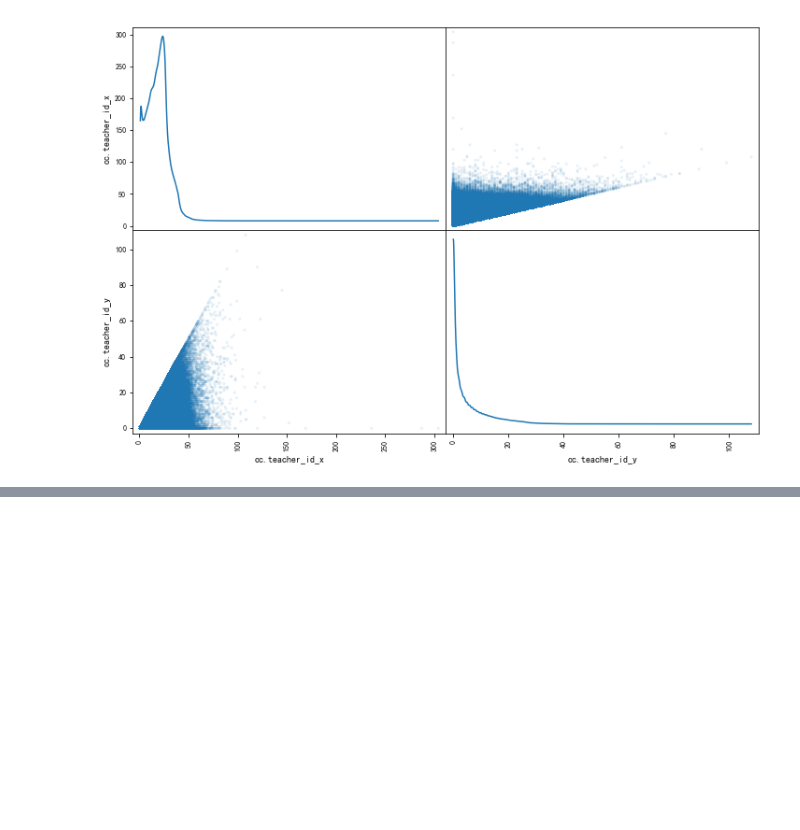
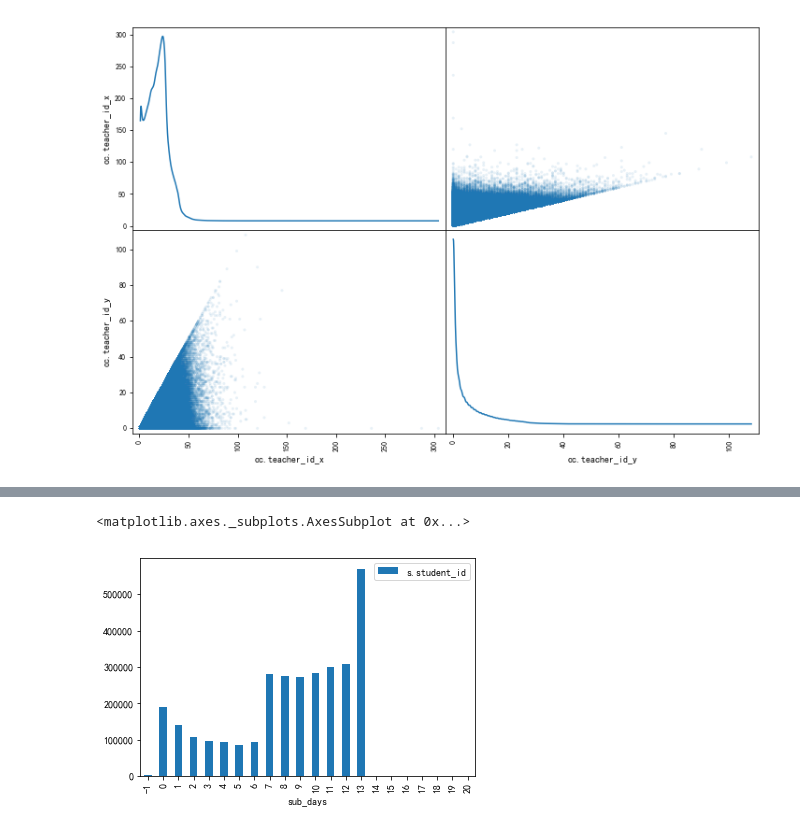
Before and after one commit to zouy50/-, a Jupyter notebook: 其它/教师分布分析/教师分布分析.ipynb, the cells around one changed output, grey strips where cells are left out. Cells and saved outputs as stored; diff of their text form; code cells hidden in the pictures; blank space fills up the shorter version.

```diff
--- a/其它/教师分布分析/教师分布分析.ipynb
+++ b/其它/教师分布分析/教师分布分析.ipynb
@@ -32,6 +32,10 @@ oc.book_date_time         object
 oc.book_operator_dtpye    object
 dtypes: int64(3), object(3)
 memory usage: 565.0+ MB
+# %%
+class_df['oc.scheduled_date_time'] = class_df['oc.scheduled_date_time'].astype('datetime64')
+class_df['oc.book_date_time'] = class_df['oc.book_date_time'].astype('datetime64')
+class_df.drop(columns=['oc.book_operator_dtpye', 'oc.online_class_id',], inplace=True)
 # %%
 # 1234万节课，71万个学生， 355万个外教, 其中 8 9 月上课的外教数为 78914
 # 看一下这两月上课的外教有多少
@@ -209,3 +213,9 @@ array([[<matplotlib.axes._subplots.AxesSubplot object at 0x...>,
         <matplotlib.axes._subplots.AxesSubplot object at 0x...>]],
       dtype=object)
 [figure]
+# %%
+# 计算每一节课的上课时间-约课时间的天数
+# 匹配出优秀老师和非优秀老师，之后透视一下，然后看看核密度估计图
+def get_days(x, y):
+    return (x-y).days
+class_df.info()
@@ -211,0 +232,3 @@ array([[<matplotlib.axes._subplots.AxesSubplot object at 0x...>,
+# %%
+class_df['sub_days'] = class_df.apply(lambda x: get_days(
+    x['oc.scheduled_date_time'], x['oc.book_date_time']), axis=1)
@@ -211,0 +237,7 @@ array([[<matplotlib.axes._subplots.AxesSubplot object at 0x...>,
+# %%
+excelent_sub_days_csv = pd.pivot_table(class_df[class_df['oc.teacher_id'].isin(excelent_teacher_set)],
+                                      index='sub_days', aggfunc=np.count_nonzero, values='s.student_id')
+excelent_sub_days_csv.plot(kind='bar')    # 优秀老师的约课时间分布
+# %% [output]
+<matplotlib.axes._subplots.AxesSubplot at 0x...>
+[figure, added]
```
Also changed, not shown: parts of 12 cells of this notebook.
